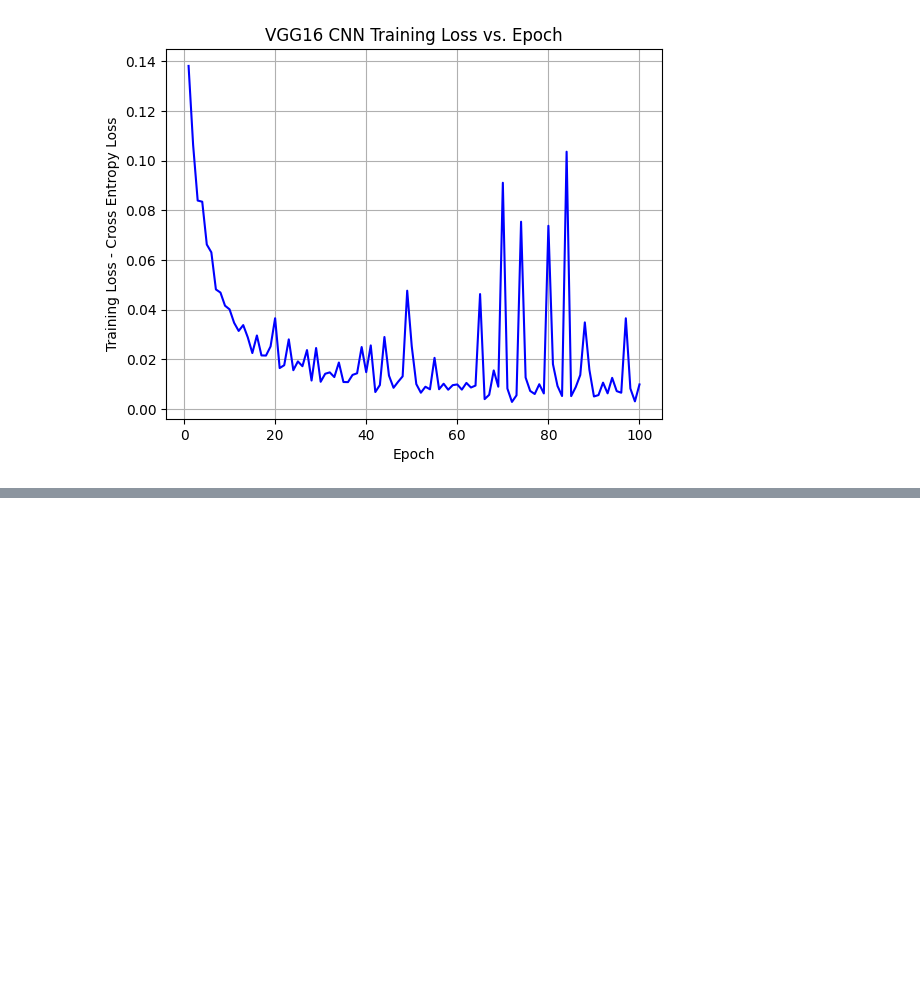
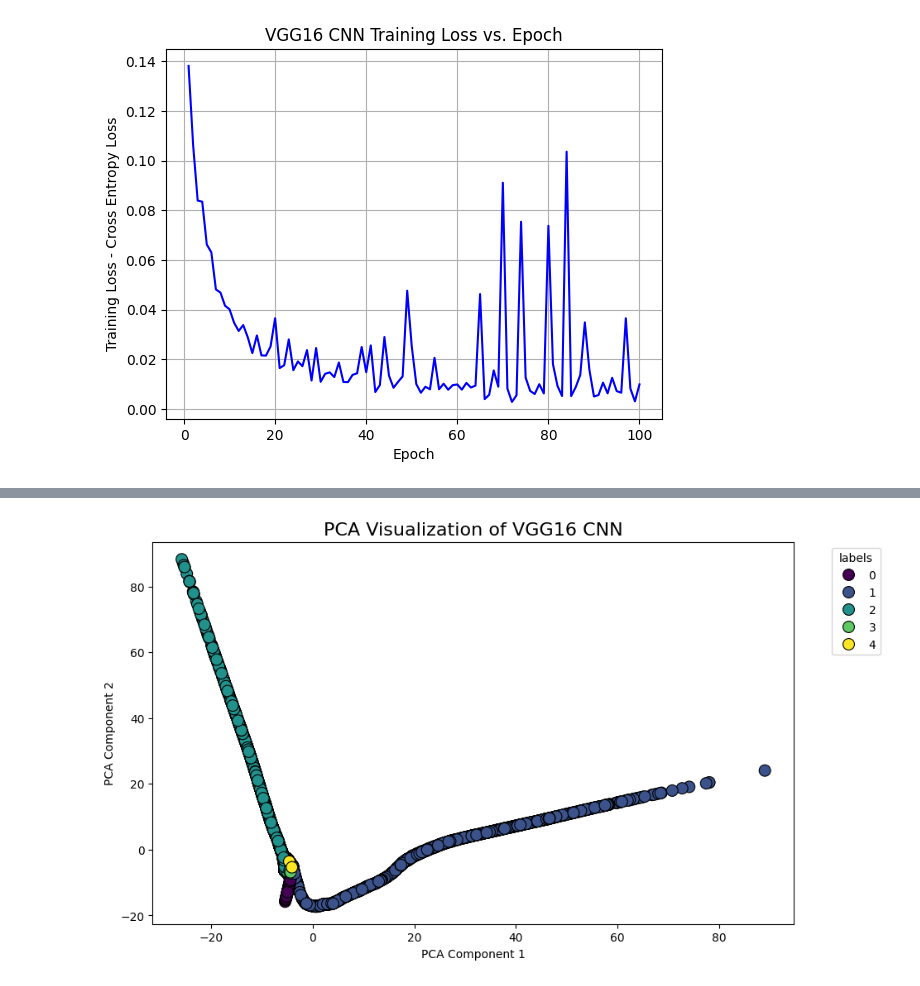
Before and after one commit to niiquaye/ECE457B, a Jupyter notebook: W25-asg3/assignment.ipynb, the cells around one changed output, grey strips where cells are left out. Saved outputs shown, nothing was run; the diff lists cells and outputs as text; code cells hidden in the pictures; blank space fills up the shorter version.

```diff
--- a/W25-asg3/assignment.ipynb
+++ b/W25-asg3/assignment.ipynb
@@ -395,3 +400,5 @@ ACCURACY: 99.0%
+# %%
+model_features_vgg, model_labels_vgg = extract_features(vgg16_model, test_loader, device)
 # %%
 plt.plot(range(1, epochs+1), training_losses_vgg, linestyle='-', color='b')
 plt.xlabel("Epoch")
@@ -403,0 +469,4 @@ plt.show()
+# %%
+pca_vgg = plot_pca(model_features_vgg, model_labels_vgg, 'labels', 'VGG16 CNN')
+# %% [output]
+[figure, added]
```
Also changed, not shown: parts of 15 cells of this notebook.
